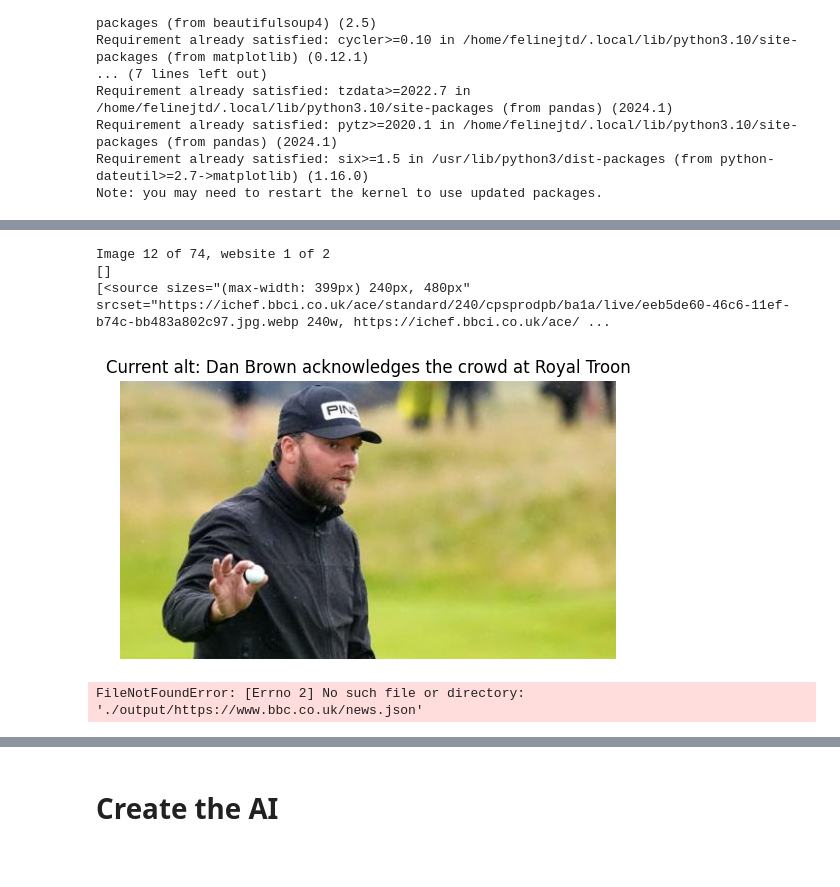
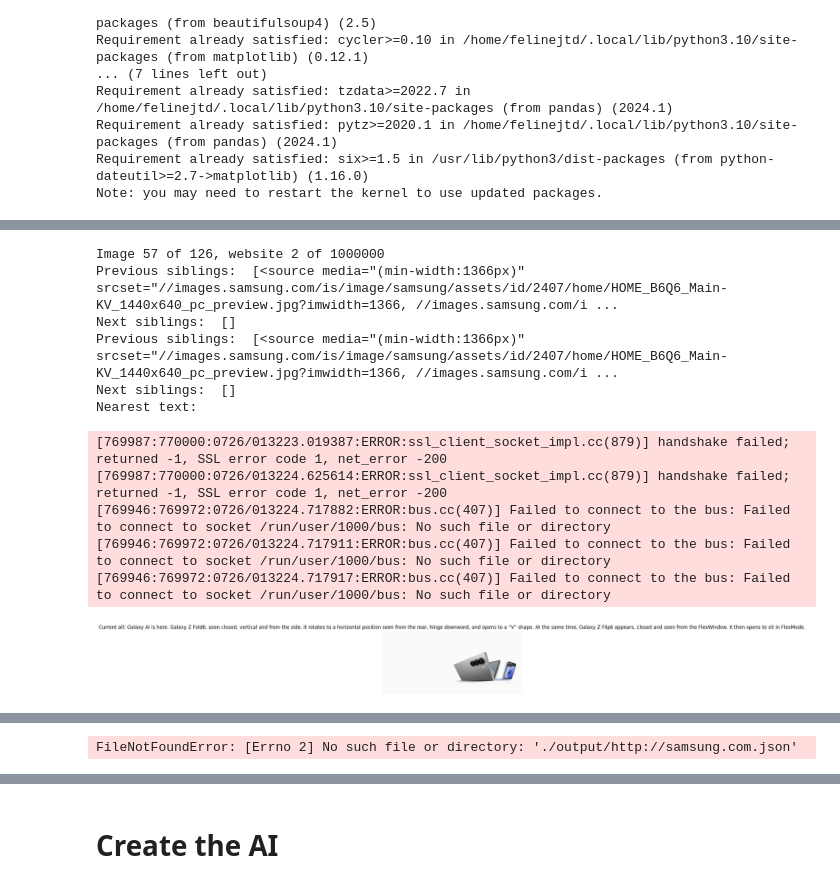
Before and after one commit to FelineJTD/image-alt-text-ai, a Jupyter notebook: web-scraper.ipynb, the cells around one changed output, grey strips where cells are left out. Cells and saved outputs as stored; diff of their text form; code cells hidden in the pictures; blank space fills up the shorter version.

Commit message:
feat: extract text and parent

```diff
--- a/web-scraper.ipynb
+++ b/web-scraper.ipynb
@@ -68,0 +38,11 @@ websites = [
+# %%
+# Open ./website_url_data/builtwith-top1m-20240621.csv and read all the URLs
+import pandas as pd
+df = pd.read_csv('./website_url_data/builtwith-top1m-20240621.csv')
+websites = df['url'].tolist()
+
+# Append http:// to each URL
+websites = ['http://' + url for url in websites]
+
+# Print the first 5 URLs
+print(websites[:5])
@@ -147,10 +129,18 @@ import webbrowser
 
 i_website = 1
 for URL in websites:
+    # Open the URL in a new tab for reference while labelling
+    webbrowser.open_new_tab(URL)
+    # Skip website?
+    skip = input("Skip website? (input anything to skip): ")
+    if skip == 'q':
+        break
+    if skip:
+        i_website += 1
+        continue
+
     # Initialize the list to store the image data
     images_info = []
-    # Open the URL in a new tab for reference while labelling
-    webbrowser.open_new_tab(URL)
     # Get the HTML content of the page
     page = requests.get(URL)
     # Parse the HTML content
@@ -159,6 +149,7 @@ for URL in websites:
     images = soup.find_all("img")
     # Remove duplicates
     images = set(images)
+
 
     i_image = 1
     for image in images:
@@ -169,7 +160,7 @@ for URL in websites:
             print(f"Image {i_image} of {len(images)}, website {i_website} of {len(websites)}")
             # The 'src' attribute of the image
             image_url = image["src"]
-            # Error handling
+            # Relative path handling
             if not image_url.startswith(('http://', 'https://')):
                 image_url = urljoin(URL, image_url)
             # The 'alt' attribute of the image
@@ -194,42 +185,79 @@ for URL in websites:
             #             break
 
             # Extract sibling tags of the image
+            previous_siblings = [sibling for sibling in image.find_previous_siblings()]
             next_siblings = [sibling for sibling in image.find_next_siblings()]
-            previous_siblings = [sibling for sibling in image.find_previous_siblings()]
-            print(next_siblings)
-            print(previous_siblings)
+            print("Previous siblings: ", previous_siblings)
+            print("Next siblings: ", next_siblings)
+
+            # If no siblings found, possibly the image is wrapped in a parent tag related to the image (srcset, sizes, a div wrapper, link, etc.)
+            # In this case, we can extract the parent tag and its siblings. This process is repeated until we find a sibling.
+            if not previous_siblings and not next_siblings:
+                current_tag = image
+                for _ in range(5):
+                    current_tag = current_tag.parent
+                    if current_tag:
+                        previous_siblings = [sibling for sibling in current_tag.find_previous_siblings()]
+                        next_siblings = [sibling for sibling in current_tag.find_next_siblings()]
+                        if previous_siblings or next_siblings:
+                            break
+
+            print("Previous siblings: ", previous_siblings)
+            print("Next siblings: ", next_siblings)
+
+            # Find nearest text to the image
+            # TODO
+            nearest_text = image.find_next(string=True)
+            if nearest_text:
+                nearest_text = nearest_text.strip()
+            print("Nearest text: ", nearest_text)
+
+            # While the next element is still a text, append it to the nearest text
+            # TODO
+            next_text = nearest_text
+            next_element = image.find_next()
+            while next_element and next_element.name == None:
+                next_text += next_element.string.strip()
+                next_element = next_element.find_next()
 
             # LABELLING
             # Label the image manually
             data = label_image(image_url, image_alt)
             if data == 'q':
                 break
             # Write the data (image and labels) to a file
             if data is not None:
                 images_info.append({
                     "src": image_url,
                     "role": data['role'],
                     "alt": data['alt'],
                     "attrs": image_attrs,
                 })
 
         except KeyError:
             pass  # Skip images without 'src' or 'alt'
         except requests.exceptions.MissingSchema:
             pass  # Skip URLs without a schema
         except Exception as e:
             print(f"An error occurred: {e}")
 
         i_image += 1
 
     # Step 4: Write the list to a file in JSON format
     with open(f"./output/{URL}.json", "w") as f:
         json.dump(images_info, f, indent=4)
 
     i_website += 1
 # %% [output]
-Image 12 of 74, website 1 of 2
-[]
-[<source sizes="(max-width: 399px) 240px, 480px" srcset="https://ichef.bbci.co.uk/ace/standard/240/cpsprodpb/ba1a/live/eeb5de60-46c6-11ef-b74c-bb483a802c97.jpg.webp 240w, https://ichef.bbci.co.uk/ace/ ...
+Image 57 of 126, website 2 of 1000000
+Previous siblings:  [<source media="(min-width:1366px)" srcset="//images.samsung.com/is/image/samsung/assets/id/2407/home/HOME_B6Q6_Main-KV_1440x640_pc_preview.jpg?imwidth=1366, //images.samsung.com/i ...
+Next siblings:  []
+Previous siblings:  [<source media="(min-width:1366px)" srcset="//images.samsung.com/is/image/samsung/assets/id/2407/home/HOME_B6Q6_Main-KV_1440x640_pc_preview.jpg?imwidth=1366, //images.samsung.com/i ...
+Next siblings:  []
+Nearest text:
+[769987:770000:0726/013223.019387:ERROR:ssl_client_socket_impl.cc(879)] handshake failed; returned -1, SSL error code 1, net_error -200
+[769987:770000:0726/013224.625614:ERROR:ssl_client_socket_impl.cc(879)] handshake failed; returned -1, SSL error code 1, net_error -200
+[769946:769972:0726/013224.717882:ERROR:bus.cc(407)] Failed to connect to the bus: Failed to connect to socket /run/user/1000/bus: No such file or directory
+[769946:769972:0726/013224.717911:ERROR:bus.cc(407)] Failed to connect to the bus: Failed to connect to socket /run/user/1000/bus: No such file or directory
+[769946:769972:0726/013224.717917:ERROR:bus.cc(407)] Failed to connect to the bus: Failed to connect to socket /run/user/1000/bus: No such file or directory
-[figure, old version]
+[figure, new version]
-FileNotFoundError: [Errno 2] No such file or directory: './output/https://www.bbc.co.uk/news.json'
@@ -235,0 +281 @@ FileNotFoundError: [Errno 2] No such file or directory: './output/https://www.bb
+FileNotFoundError: [Errno 2] No such file or directory: './output/http://samsung.com.json'
```
Also changed, not shown: parts of 3 cells of this notebook, 1 other file.
